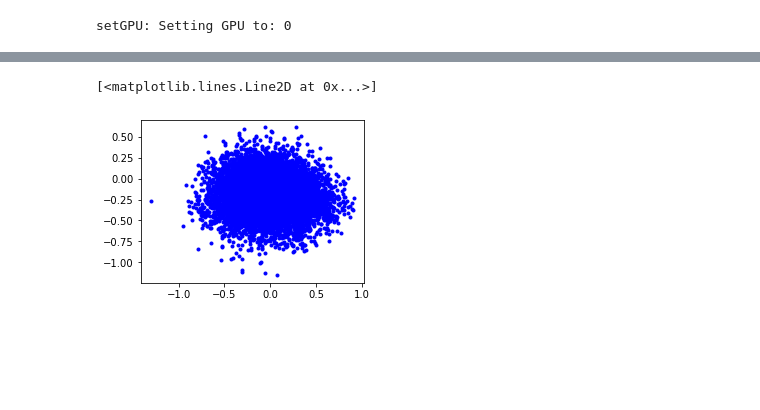
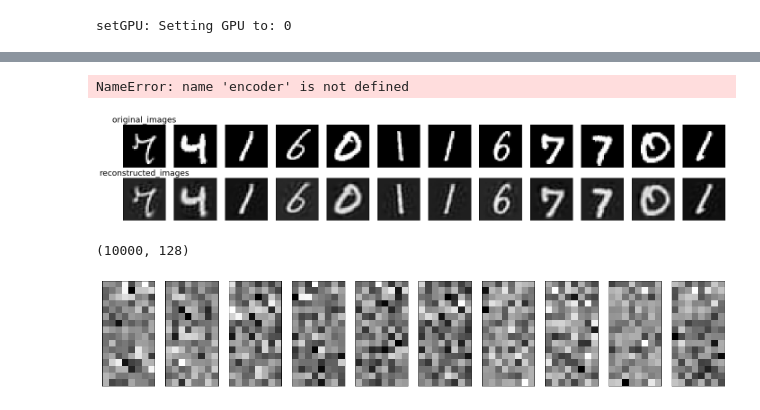
Before and after one commit to VeeranjaneyuluToka/tensorflow, a Jupyter notebook: autoencoder/notebooks/undercomplete_autoencoder.ipynb, the cells around one changed output, grey strips where cells are left out. Saved outputs shown, nothing was run; the diff lists cells and outputs as text; code cells hidden in the pictures; blank space fills up the shorter version.

```diff
--- a/autoencoder/notebooks/undercomplete_autoencoder.ipynb
+++ b/autoencoder/notebooks/undercomplete_autoencoder.ipynb
@@ -108,7 +76,37 @@ codings.shape
-# %%
-fig = plt.figure(figsize=(4, 3))
-plt.plot(codings[:,0], codings[:,1], "b.")
-plt.show()
-# %% [output]
-[<matplotlib.lines.Line2D at 0x...>]
-[figure, removed]
+# %%
+latent_codings = encoder.predict(x_test)
+print(latent_codings.shape)
+recont_codings = autoencoder.predict(x_test)
+print(recont_codings.shape)
+# %% [output]
+NameError: name 'encoder' is not defined
+# %%
+def display_original_reconstructed_images(n, images, predictions):
+    plt.figure(figsize=(24,4))
+    for i in range(n):
+        ax = plt.subplot(2, n, i+1)
+        if i == 0:
+            plt.title('original_images', fontsize=18)
+        plt.imshow(images[i].reshape(28,28), cmap='gray')
+        ax.get_xaxis().set_visible(False)
+        ax.get_yaxis().set_visible(False)
+
+        ax = plt.subplot(2, n, i+1+n)
+        if i == 0:
+            plt.title('reconstructed_images', fontsize=18)
+        plt.imshow(predictions[i].reshape(28, 28), cmap='gray')
+        ax.get_xaxis().set_visible(False)
+        ax.get_yaxis().set_visible(False)
+    plt.show()
+# %%
+num_images = 12
+original_images = []
+reconstructed_images = []
+for ind in range(num_images):
+    rInd = np.random.randint(0, x_test.shape[0]-1)
+    original_images.append(x_test[rInd])
+    reconstructed_images.append(recont_codings[rInd])
+
+display_original_reconstructed_images(num_images, original_images, reconstructed_images)
+# %% [output]
+[figure, added]
@@ -114,0 +126,5 @@ plt.show()
+# %%
+display_encoder_embeddings(x_train[:100])
+# %% [output]
+(10000, 128)
+[figure, added]
```
Also changed, not shown: parts of 14 cells of this notebook, 1 other file.
